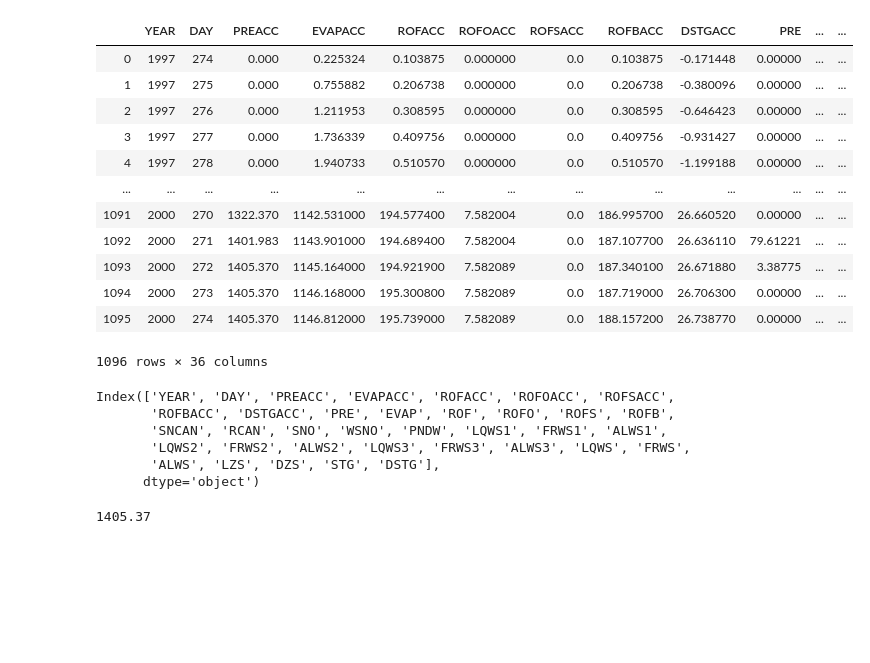
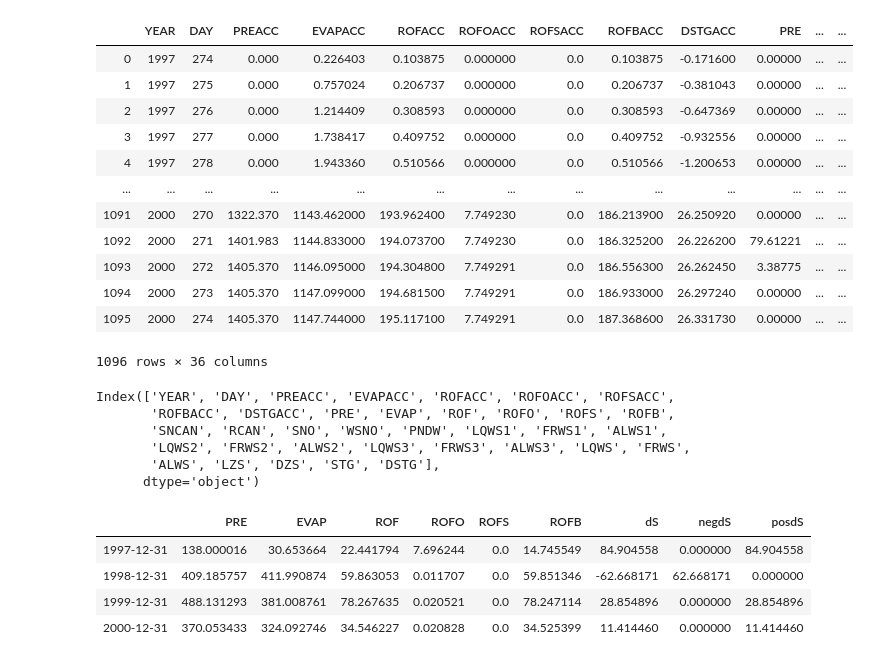
Before and after one commit to MESH-Model/MESH_Whitegull, a Jupyter notebook: Code/MESHPostProcess.ipynb, the cells around one changed output. Saved outputs shown, nothing was run; the diff lists cells and outputs as text; code cells hidden in the pictures; blank space fills up the shorter version.

```diff
--- a/Code/MESHPostProcess.ipynb
+++ b/Code/MESHPostProcess.ipynb
@@ -5,23 +5,25 @@ import matplotlib.pyplot as pl
 from saveload import saveload as sl
 from os import path
 # %%
-fRead = "../Model/PointScale/BASINAVG1/Basin_average_water_balance.csv"
+fname = "BASINAVG1"
+trial = 'Test'
+fRead = "../Model/PointScale/"+fname+"/Basin_average_water_balance.csv"
 WB = pd.read_csv(fRead, skipinitialspace=True)
 WB = WB.drop(columns="Unnamed: 36")
 WB
 # %% [output]
 |  | YEAR | DAY | PREACC | EVAPACC | ROFACC | ROFOACC | ROFSACC | ROFBACC | DSTGACC | PRE | ... | ... |
-| 0 | 1997 | 274 | 0.000 | 0.225324 | 0.103875 | 0.000000 | 0.0 | 0.103875 | -0.171448 | 0.00000 | ... | ... |
-| 1 | 1997 | 275 | 0.000 | 0.755882 | 0.206738 | 0.000000 | 0.0 | 0.206738 | -0.380096 | 0.00000 | ... | ... |
-| 2 | 1997 | 276 | 0.000 | 1.211953 | 0.308595 | 0.000000 | 0.0 | 0.308595 | -0.646423 | 0.00000 | ... | ... |
-| 3 | 1997 | 277 | 0.000 | 1.736339 | 0.409756 | 0.000000 | 0.0 | 0.409756 | -0.931427 | 0.00000 | ... | ... |
-| 4 | 1997 | 278 | 0.000 | 1.940733 | 0.510570 | 0.000000 | 0.0 | 0.510570 | -1.199188 | 0.00000 | ... | ... |
+| 0 | 1997 | 274 | 0.000 | 0.226403 | 0.103875 | 0.000000 | 0.0 | 0.103875 | -0.171600 | 0.00000 | ... | ... |
+| 1 | 1997 | 275 | 0.000 | 0.757024 | 0.206737 | 0.000000 | 0.0 | 0.206737 | -0.381043 | 0.00000 | ... | ... |
+| 2 | 1997 | 276 | 0.000 | 1.214409 | 0.308593 | 0.000000 | 0.0 | 0.308593 | -0.647369 | 0.00000 | ... | ... |
+| 3 | 1997 | 277 | 0.000 | 1.738417 | 0.409752 | 0.000000 | 0.0 | 0.409752 | -0.932556 | 0.00000 | ... | ... |
+| 4 | 1997 | 278 | 0.000 | 1.943360 | 0.510566 | 0.000000 | 0.0 | 0.510566 | -1.200653 | 0.00000 | ... | ... |
 | ... | ... | ... | ... | ... | ... | ... | ... | ... | ... | ... | ... | ... |
-| 1091 | 2000 | 270 | 1322.370 | 1142.531000 | 194.577400 | 7.582004 | 0.0 | 186.995700 | 26.660520 | 0.00000 | ... | ... |
-| 1092 | 2000 | 271 | 1401.983 | 1143.901000 | 194.689400 | 7.582004 | 0.0 | 187.107700 | 26.636110 | 79.61221 | ... | ... |
-| 1093 | 2000 | 272 | 1405.370 | 1145.164000 | 194.921900 | 7.582089 | 0.0 | 187.340100 | 26.671880 | 3.38775 | ... | ... |
-| 1094 | 2000 | 273 | 1405.370 | 1146.168000 | 195.300800 | 7.582089 | 0.0 | 187.719000 | 26.706300 | 0.00000 | ... | ... |
-| 1095 | 2000 | 274 | 1405.370 | 1146.812000 | 195.739000 | 7.582089 | 0.0 | 188.157200 | 26.738770 | 0.00000 | ... | ... |
+| 1091 | 2000 | 270 | 1322.370 | 1143.462000 | 193.962400 | 7.749230 | 0.0 | 186.213900 | 26.250920 | 0.00000 | ... | ... |
+| 1092 | 2000 | 271 | 1401.983 | 1144.833000 | 194.073700 | 7.749230 | 0.0 | 186.325200 | 26.226200 | 79.61221 | ... | ... |
+| 1093 | 2000 | 272 | 1405.370 | 1146.095000 | 194.304800 | 7.749291 | 0.0 | 186.556300 | 26.262450 | 3.38775 | ... | ... |
+| 1094 | 2000 | 273 | 1405.370 | 1147.099000 | 194.681500 | 7.749291 | 0.0 | 186.933000 | 26.297240 | 0.00000 | ... | ... |
+| 1095 | 2000 | 274 | 1405.370 | 1147.744000 | 195.117100 | 7.749291 | 0.0 | 187.368600 | 26.331730 | 0.00000 | ... | ... |
 1096 rows × 36 columns
 # %%
 WB.columns
@@ -32,12 +34,3 @@ Index(['YEAR', 'DAY', 'PREACC', 'EVAPACC', 'ROFACC', 'ROFOACC', 'ROFSACC',
        'LQWS2', 'FRWS2', 'ALWS2', 'LQWS3', 'FRWS3', 'ALWS3', 'LQWS', 'FRWS',
        'ALWS', 'LZS', 'DZS', 'STG', 'DSTG'],
       dtype='object')
-# %%
-# Plot total water balance
-# P_tot = WB['PREACC'].
-# df['date'][df.index[-1]]
-WB['PREACC'][WB.index[-1]]
-# WB['PRE']
-# P_tot
-# %% [output]
-1405.37
@@ -46,0 +37,22 @@ WB['PREACC'][WB.index[-1]]
+# %%
+# Plot total water balance
+
+# Prep the dataframe
+index = pd.date_range('1997-10-01', periods = len(WB), freq="D")
+index
+
+WB2 = WB[['PRE', 'EVAP', 'ROF', 'ROFO', 'ROFS', 'ROFB']]
+WB2.index = index
+
+WB2 = WB2.resample('Y').sum()
+WB2['dS'] = WB2['PRE'] - WB2['EVAP'] - WB2['ROF']
+WB2
+WB2['negdS'] = np.where(WB2['dS'] < 0, WB2['dS']*-1, 0)
+WB2['posdS'] = np.where(WB2['dS'] > 0, WB2['dS'], 0)
+WB2
+# %% [output]
+|  | PRE | EVAP | ROF | ROFO | ROFS | ROFB | dS | negdS | posdS |
+| 1997-12-31 | 138.000016 | 30.653664 | 22.441794 | 7.696244 | 0.0 | 14.745549 | 84.904558 | 0.000000 | 84.904558 |
+| 1998-12-31 | 409.185757 | 411.990874 | 59.863053 | 0.011707 | 0.0 | 59.851346 | -62.668171 | 62.668171 | 0.000000 |
+| 1999-12-31 | 488.131293 | 381.008761 | 78.267635 | 0.020521 | 0.0 | 78.247114 | 28.854896 | 0.000000 | 28.854896 |
+| 2000-12-31 | 370.053433 | 324.092746 | 34.546227 | 0.020828 | 0.0 | 34.525399 | 11.414460 | 0.000000 | 11.414460 |
```
Also changed, not shown: parts of 5 cells of this notebook, 37 other files.
